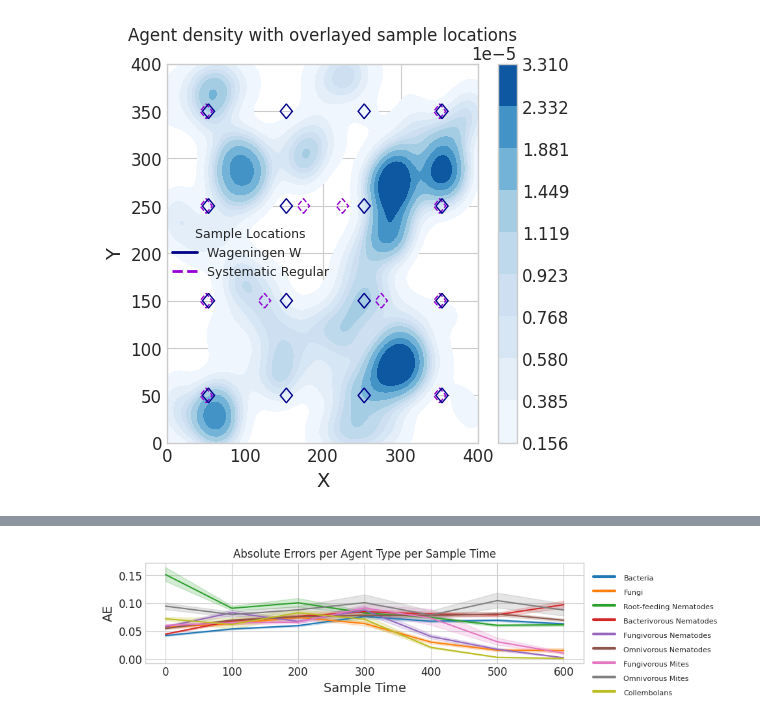
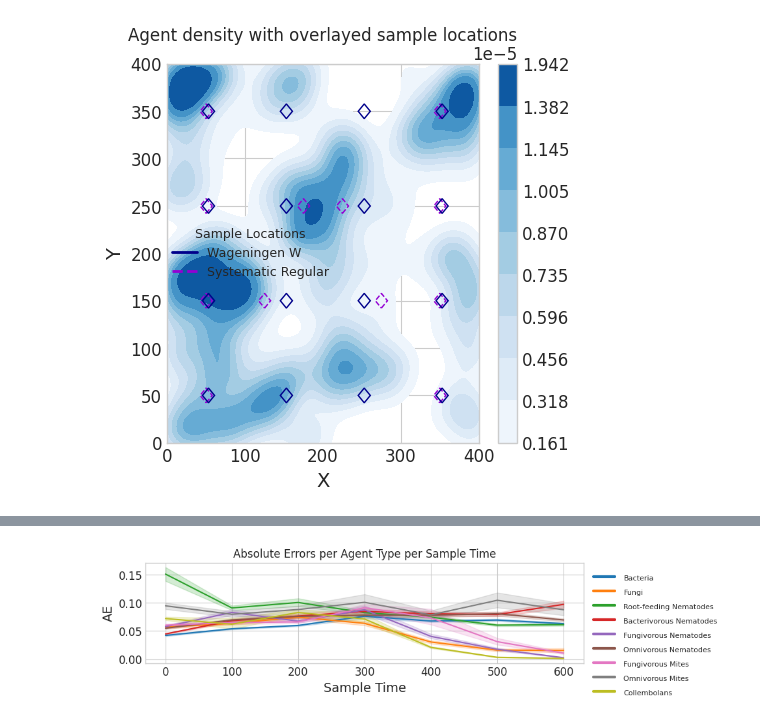
Before and after one commit to timovdk/BLOSSOM, a Jupyter notebook: figures/6-discussion_viz.ipynb, the cells around one changed output, grey strips where cells are left out. Drawn from its saved outputs; the diff is of its cells as text; code cells hidden in the pictures.

```diff
--- a/figures/6-discussion_viz.ipynb
+++ b/figures/6-discussion_viz.ipynb
@@ -50,6 +51,7 @@ sample_locations = [(50, 50), (50, 150), (50, 250), (50, 350), (150, 50), (150,
 def plot_von_neumann(ax, center_x, center_y, ranges):
     # Define a list of colors that contrast well with orange
     colors_legend = ['blue', 'teal', 'darkblue', 'darkviolet', 'indigo']  # Adjusted colors
+    colors_legend = sns.color_palette("mako", 5)
 
     # Plot only the outer boundary cells of the Von Neumann neighborhood
     # The outer boundary cells form a diamond shape.
@@ -61,14 +63,14 @@ def plot_von_neumann(ax, center_x, center_y, ranges):
         # Top and bottom edges of the diamond
         for dx in range(-r, r + 1):
             dy = r - abs(dx)
-            ax.add_patch(patches.Rectangle((center_x + dx - 0.5, center_y + dy - 0.5), 1, 1, edgecolor=color, facecolor='none', linewidth=1))
-            ax.add_patch(patches.Rectangle((center_x + dx - 0.5, center_y - dy - 0.5), 1, 1, edgecolor=color, facecolor='none', linewidth=1))
+            ax.add_patch(patches.Rectangle((center_x + dx - 0.5, center_y + dy - 0.5), 1, 1, edgecolor=color, facecolor='none', linewidth=3))
+            ax.add_patch(patches.Rectangle((center_x + dx - 0.5, center_y - dy - 0.5), 1, 1, edgecolor=color, facecolor='none', linewidth=3))
 
         # Left and right edges of the diamond
         for dy in range(-r + 1, r):
             dx = r - abs(dy)
-            ax.add_patch(patches.Rectangle((center_x - dx - 0.5, center_y + dy - 0.5), 1, 1, edgecolor=color, facecolor='none', linewidth=1))
-            ax.add_patch(patches.Rectangle((center_x + dx - 0.5, center_y + dy - 0.5), 1, 1, edgecolor=color, facecolor='none', linewidth=1))
+            ax.add_patch(patches.Rectangle((center_x - dx - 0.5, center_y + dy - 0.5), 1, 1, edgecolor=color, facecolor='none', linewidth=3))
+            ax.add_patch(patches.Rectangle((center_x + dx - 0.5, center_y + dy - 0.5), 1, 1, edgecolor=color, facecolor='none', linewidth=3))
 # %%
 fig, ax = plt.subplots(figsize=(5, 5))
 i=0
@@ -106,30 +108,0 @@ plt.show()
-# %%
-fig, axes = plt.subplots(4,4, figsize=(24, 24))
-
-for i, ax in enumerate(axes.flatten()):
-
-    df1 = df[df["tick"] == sample_times[idx]]
-    for t in np.unique(df1["type"]):
-        subset_type = df1[df1['type'] == t]
-        ax.scatter(rand_jitter(subset_type['x']), rand_jitter(subset_type['y']), color=colors[t], label=t, s=5, marker='s')
-
-    # Add Von Neumann neighborhoods for all sample locations
-    for (loc_x, loc_y) in sample_locations:
-        plot_von_neumann(ax, loc_x, loc_y, range(1, 6))
-
-    #ax.set_title(f'20x20 slice of {filename} at sample time, with overlayed samples for r=1-5', y=1.02)
-    #ax.set_xlabel('x')
-    #ax.set_ylabel('y')
-    ax.set_xlim(sample_locations[i][0] - 10, sample_locations[i][0] + 10)
-    ax.set_ylim(sample_locations[i][1] - 10, sample_locations[i][1] + 10)
-
-
-colors_legend = ['blue', 'teal', 'darkblue', 'darkviolet', 'indigo']
-# Create a legend with one entry per range
-legend_handles = [lines.Line2D([0], [0], color=colors_legend[i], lw=2) for i in range(5)]
-range_labels = [str(r) for r in range(1,6)]
-ax.legend(legend_handles, range_labels, title='von Neumann Range', loc='upper left')
-
-plt.tight_layout()
-plt.savefig('6-sample-diameter-all.pdf')
-plt.show()
@@ -139,7 +110,7 @@ plt.show()
 # Define the sampling locations
 sys_reg_locations = [(50, 50), (50, 150), (50, 250), (50, 350), (125, 150), (175, 250), (275, 150), (225, 250), (350, 50), (350, 150), (350, 250), (350, 350)]
 wageningen_w_locations = [(50, 50), (50, 150), (50, 250), (50, 350), (150, 50), (150, 150), (150, 250), (150, 350), (250, 50), (250, 150), (250, 250), (250, 350),  (350, 50), (350, 150), (350, 250), (350, 350)]
-df1 = df[df["tick"] == sample_times[idx]]
+df1 = df[df["tick"] == 400]#sample_times[idx]]
 def plot_von_neumann(ax, center_x, center_y, r, color, linestyle):
     # Top and bottom edges
     ax.add_patch(patches.Rectangle((center_x + 0.25, center_y - 8), 11, 11, angle=45, edgecolor=color, facecolor='none', linewidth=1, linestyle=linestyle))
@@ -147,31 +118,31 @@ def plot_von_neumann(ax, center_x, center_y, r, color, linestyle):
 # Create the heatmap for agent density
 plt.figure(figsize=(5, 5))
 ax = plt.gca()
 # Plot the density heatmap
 sns.kdeplot(data=df1, x='x', y='y', cmap='Blues', fill=True, ax=ax, cbar=True)
 
 # Overlay Systematic Regular Von Neumann neighborhoods with radius 5
 for (x, y) in sys_reg_locations:
     plot_von_neumann(ax, x, y, r=5, color='darkviolet', linestyle='--')  # Red dashed lines for Systematic Regular grid
 
 # Overlay Wageningen W Von Neumann neighborhoods with radius 5
 for (x, y) in wageningen_w_locations:
     plot_von_neumann(ax, x + 3, y, r=5, color='darkblue', linestyle='-')  # Green solid lines for Wageningen W grid
 
 # Set plot limits and labels
 ax.set_xlim(0, 400)
 ax.set_ylim(0, 400)
 ax.set_xlabel('X')
 ax.set_ylabel('Y')
 ax.set_title('Agent density with overlayed sample locations', y=1.04)
 
 legend_handles = [lines.Line2D([0], [0], color='darkblue', lw=2, linestyle='-'), lines.Line2D([0], [0], color='darkviolet', lw=2, linestyle='--')]
 range_labels = ['Wageningen W', 'Systematic Regular']
 ax.legend(legend_handles, range_labels, title='Sample Locations', loc=(0, 0.42), prop={'size': 9}, title_fontsize=9)
 
 # Show plot
 plt.tight_layout()
 plt.savefig('6-sampling-locs.pdf')
 plt.show()
 # %% [output]
-[figure, old version]
+[figure, new version]
```
Also changed, not shown: parts of 11 cells of this notebook, 11 other files.
